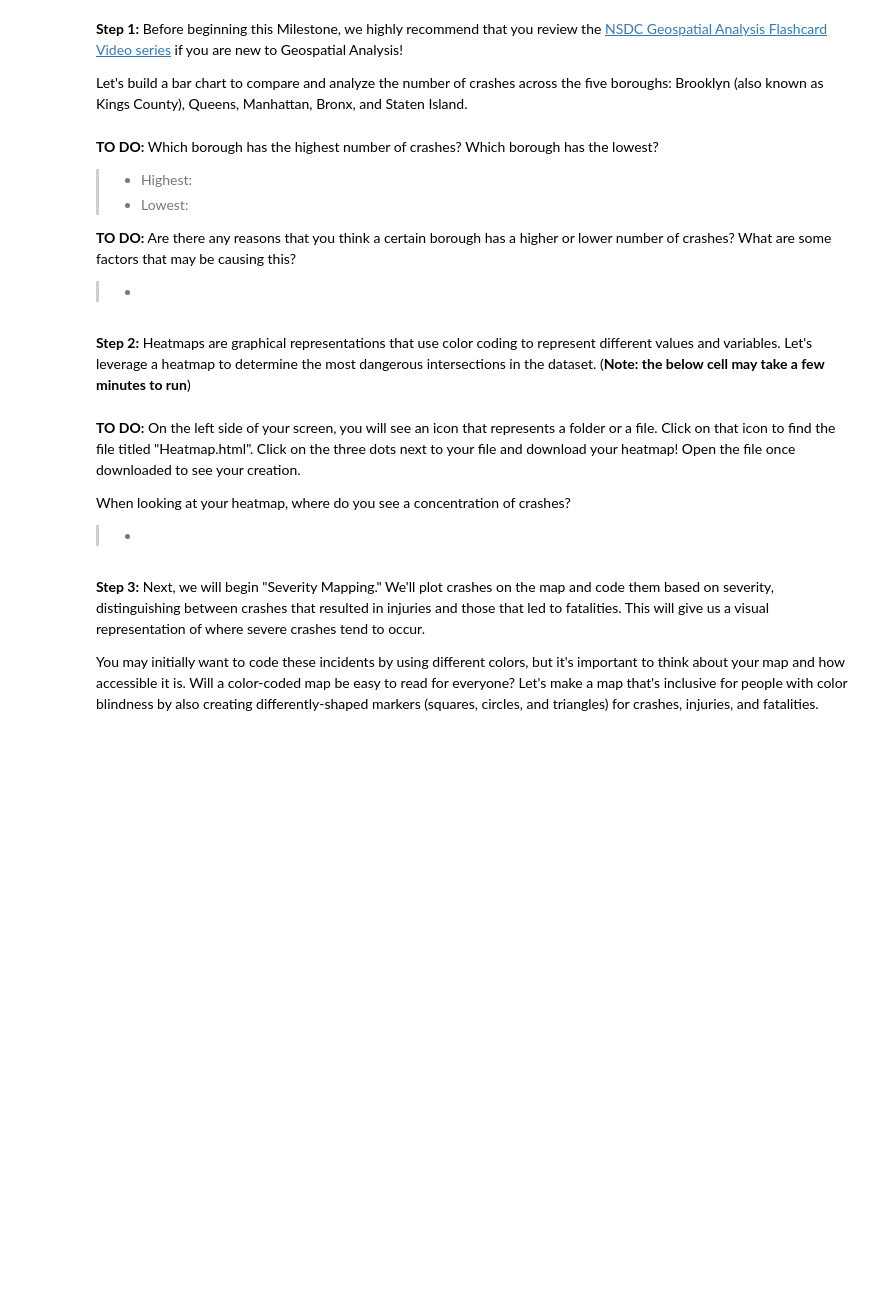
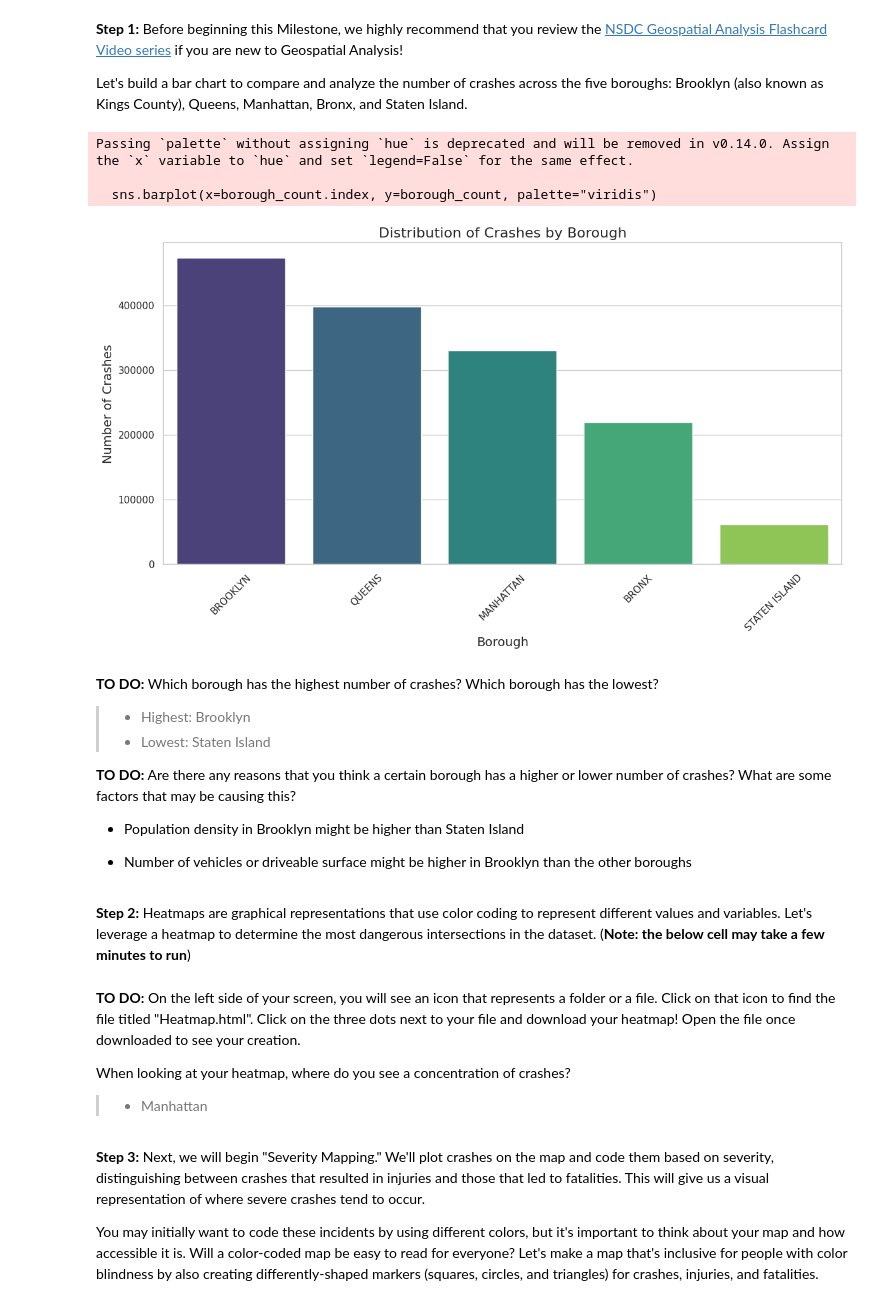
Before and after one commit to nikngeno/tdsp, a Jupyter notebook: Explorer_TDSP_Nicholas_Ngeno.ipynb, the cells around one changed output. Cells and saved outputs as stored; diff of their text form; code cells hidden in the pictures; blank space fills up the shorter version.

```diff
--- a/Explorer_TDSP_Nicholas_Ngeno.ipynb
+++ b/Explorer_TDSP_Nicholas_Ngeno.ipynb
@@ -492,29 +492,39 @@ Let's build a bar chart to compare and analyze the number of crashes across the
 # %%
 #TODO: Plot a bar chart to compare the number of crashes that occurred in each of the five boroughs.
 # Set style
+
+#import seaborn as sns
 sns.set_style("whitegrid")
 
 # Plotting the distribution of crashes by borough
 plt.figure(figsize=(12, 7))
 # Find the count of unique values of BOROUGHS. Hint: Use value_count function.
-borough_count = data['BOROUGH'].__________
-sns.barplot(x=__________, y=__________, palette="viridis")
+borough_count = data['BOROUGH'].value_counts()
+sns.barplot(x=borough_count.index, y=borough_count, palette="viridis")
 plt.title('Distribution of Crashes by Borough', fontsize=16)
 plt.xlabel('Borough', fontsize=14)
 plt.ylabel('Number of Crashes', fontsize=14)
 plt.xticks(rotation=45)
 plt.tight_layout()
 plt.show()
+# %% [output]
+Passing `palette` without assigning `hue` is deprecated and will be removed in v0.14.0. Assign the `x` variable to `hue` and set `legend=False` for the same effect.
+
+  sns.barplot(x=borough_count.index, y=borough_count, palette="viridis")
+[figure, added]
 # %% [markdown]
 **TO DO:** Which borough has the highest number of crashes? Which borough has the lowest?
 
-> * Highest:
-> * Lowest:
+> * Highest: Brooklyn
+> * Lowest: Staten Island
 
 
 **TO DO:** Are there any reasons that you think a certain borough has a higher or lower number of crashes? What are some factors that may be causing this?
 
-> *
+>
+*   Population density in Brooklyn might be higher than Staten Island
+
+*  Number of vehicles or driveable surface might be higher in Brooklyn than the other boroughs
 # %% [markdown]
 **Step 2:** Heatmaps are graphical representations that use color coding to represent different values and variables. Let's leverage a heatmap to determine the most dangerous intersections in the dataset. (**Note: the below cell may take a few minutes to run**)
 # %%
@@ -538,7 +548,7 @@ m.save("Heatmap.html")
 When looking at your heatmap, where do you see a concentration of crashes?
 
 
-> *
+> *  Manhattan
 # %% [markdown]
 **Step 3:** Next, we will begin "Severity Mapping." We'll plot crashes on the map and code them based on severity, distinguishing between crashes that resulted in injuries and those that led to fatalities. This will give us a visual representation of where severe crashes tend to occur. </br>
 
```
Also changed, not shown: parts of 8 cells of this notebook.
